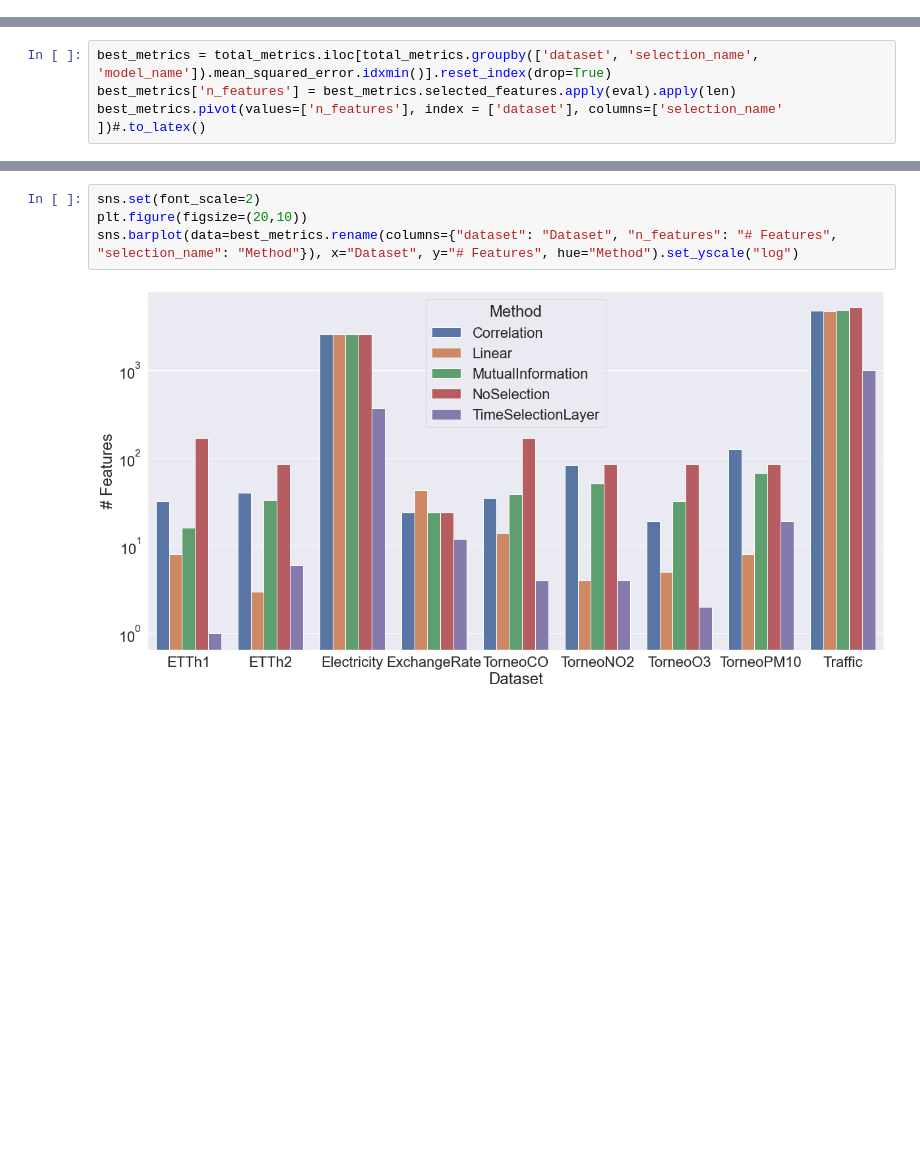
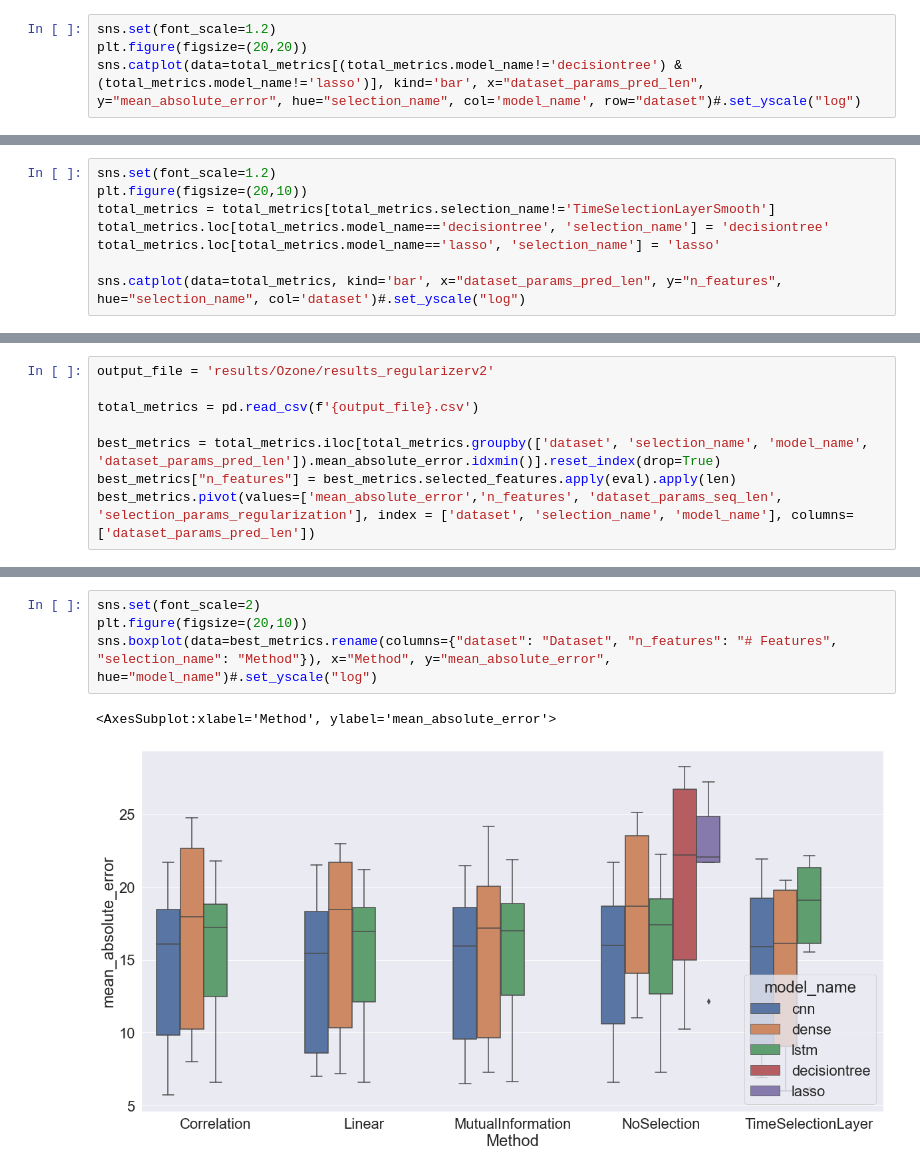
Before and after one commit to manjimnav/TSLayer-Ozone, a Jupyter notebook: analysis.ipynb, the cells around one changed output, grey strips where cells are left out. Cells and saved outputs as stored; diff of their text form; blank space fills up the shorter version.

```diff
--- a/analysis.ipynb
+++ b/analysis.ipynb
@@ -31,0 +90,4 @@ best_metrics.pivot(values=['n_features'], index = ['dataset'], columns=[ 'select
+# %%
+sns.set(font_scale=1.2)
+plt.figure(figsize=(20,20))
+sns.catplot(data=total_metrics[(total_metrics.model_name!='decisiontree') & (total_metrics.model_name!='lasso')], kind='bar', x="dataset_params_pred_len", y="mean_absolute_error", hue="selection_name", col='model_name', row="dataset")#.set_yscale("log")
@@ -31,0 +98,8 @@ best_metrics.pivot(values=['n_features'], index = ['dataset'], columns=[ 'select
+# %%
+sns.set(font_scale=1.2)
+plt.figure(figsize=(20,10))
+total_metrics = total_metrics[total_metrics.selection_name!='TimeSelectionLayerSmooth']
+total_metrics.loc[total_metrics.model_name=='decisiontree', 'selection_name'] = 'decisiontree'
+total_metrics.loc[total_metrics.model_name=='lasso', 'selection_name'] = 'lasso'
+
+sns.catplot(data=total_metrics, kind='bar', x="dataset_params_pred_len", y="n_features", hue="selection_name", col='dataset')#.set_yscale("log")
@@ -32,5 +110,9 @@ best_metrics.pivot(values=['n_features'], index = ['dataset'], columns=[ 'select
 # %%
-best_metrics = total_metrics.iloc[total_metrics.groupby(['dataset', 'selection_name', 'model_name']).mean_squared_error.idxmin()].reset_index(drop=True)
-best_metrics['n_features'] = best_metrics.selected_features.apply(eval).apply(len)
-best_metrics.pivot(values=['n_features'], index = ['dataset'], columns=['selection_name' ])#.to_latex()
+output_file = 'results/Ozone/results_regularizerv2'
+
+total_metrics = pd.read_csv(f'{output_file}.csv')
+
+best_metrics = total_metrics.iloc[total_metrics.groupby(['dataset', 'selection_name', 'model_name', 'dataset_params_pred_len']).mean_absolute_error.idxmin()].reset_index(drop=True)
+best_metrics["n_features"] = best_metrics.selected_features.apply(eval).apply(len)
+best_metrics.pivot(values=['mean_absolute_error','n_features', 'dataset_params_seq_len', 'selection_params_regularization'], index = ['dataset', 'selection_name', 'model_name'], columns=['dataset_params_pred_len'])
 # %% [output]
@@ -49,6 +130,7 @@ best_metrics.pivot(values=['n_features'], index = ['dataset'], columns=['selecti
 # %%
 sns.set(font_scale=2)
 plt.figure(figsize=(20,10))
-sns.barplot(data=best_metrics.rename(columns={"dataset": "Dataset", "n_features": "# Features", "selection_name": "Method"}), x="Dataset", y="# Features", hue="Method").set_yscale("log")
+sns.boxplot(data=best_metrics.rename(columns={"dataset": "Dataset", "n_features": "# Features", "selection_name": "Method"}), x="Method", y="mean_absolute_error", hue="model_name")#.set_yscale("log")
 # %% [output]
+<AxesSubplot:xlabel='Method', ylabel='mean_absolute_error'>
-[figure, old version]
+[figure, new version]
```
Also changed, not shown: parts of 11 cells of this notebook, 8 other files.
